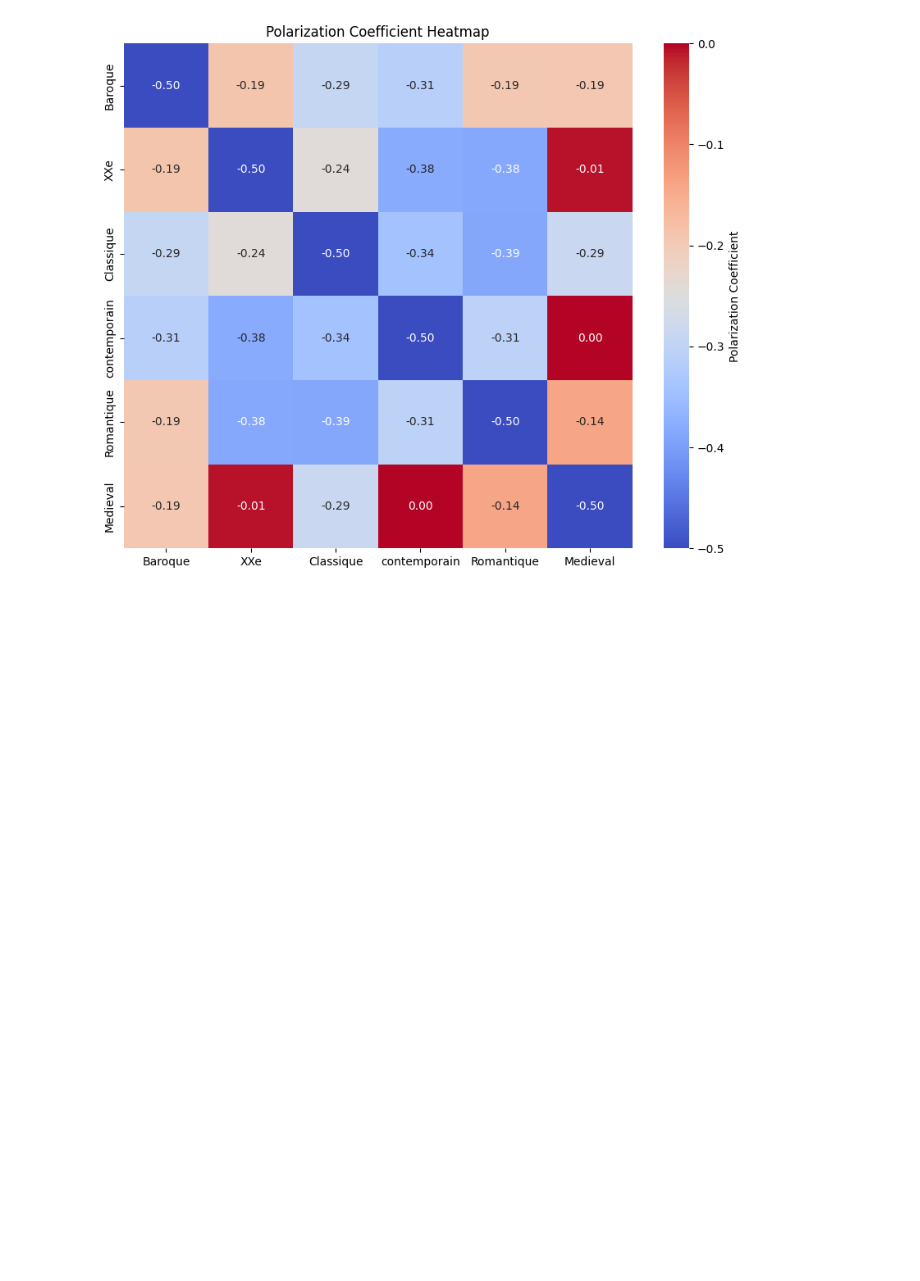
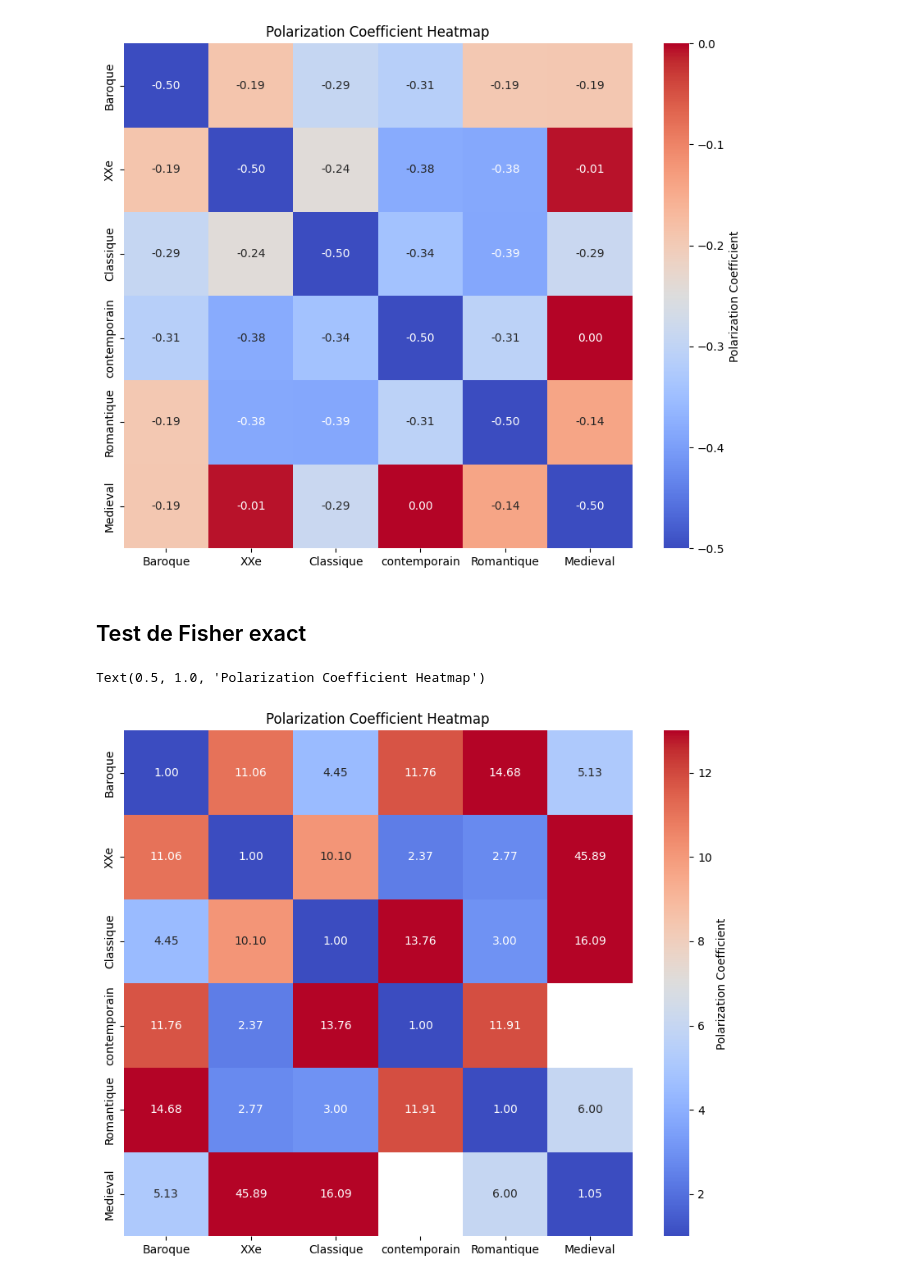
Before and after one commit to AugustinBouquillard/ClassicalGraph, a Jupyter notebook: polarization_coefficient.ipynb, the cells around one changed output. Saved outputs shown, nothing was run; the diff lists cells and outputs as text; code cells hidden in the pictures; blank space fills up the shorter version.

Commit message:
Estimation de la polarisation sur les deux graphes

```diff
--- a/polarization_coefficient.ipynb
+++ b/polarization_coefficient.ipynb
@@ -68,3 +138,5 @@ plt.title('Polarization Coefficient Heatmap')
 # %% [output]
 Text(0.5, 1.0, 'Polarization Coefficient Heatmap')
 [figure]
+# %% [markdown]
+## Test de Fisher exact
@@ -70,0 +174,22 @@ Text(0.5, 1.0, 'Polarization Coefficient Heatmap')
+# %%
+matrix = np.zeros((len(dico_periods), len(dico_periods)))
+periods = list(dico_periods.keys())
+for i in range(len(periods)):
+    for j in range(len(periods)):
+            matrix[i][j] = polarization_coefficient_fisher(periods[i], periods[j])
+plt.figure(figsize=(10, 8))
+sns.heatmap(
+    matrix,
+    annot=True,
+    fmt=".2f",
+    xticklabels=periods,
+    yticklabels=periods,
+    cmap='coolwarm',
+    vmin=1,
+    vmax=13*(file=="Graphe") + 1*(file=="Chroma"),
+    cbar_kws={'label': 'Polarization Coefficient'}
+)
+plt.title('Polarization Coefficient Heatmap')
+# %% [output]
+Text(0.5, 1.0, 'Polarization Coefficient Heatmap')
+[figure, added]
```
Also changed, not shown: parts of 10 cells of this notebook, 1 other file.
